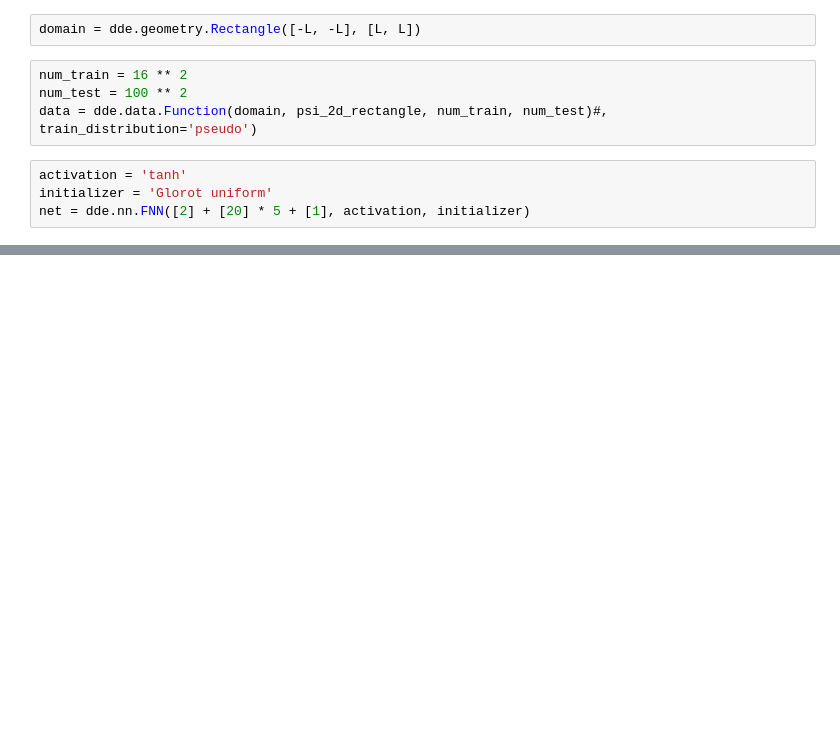
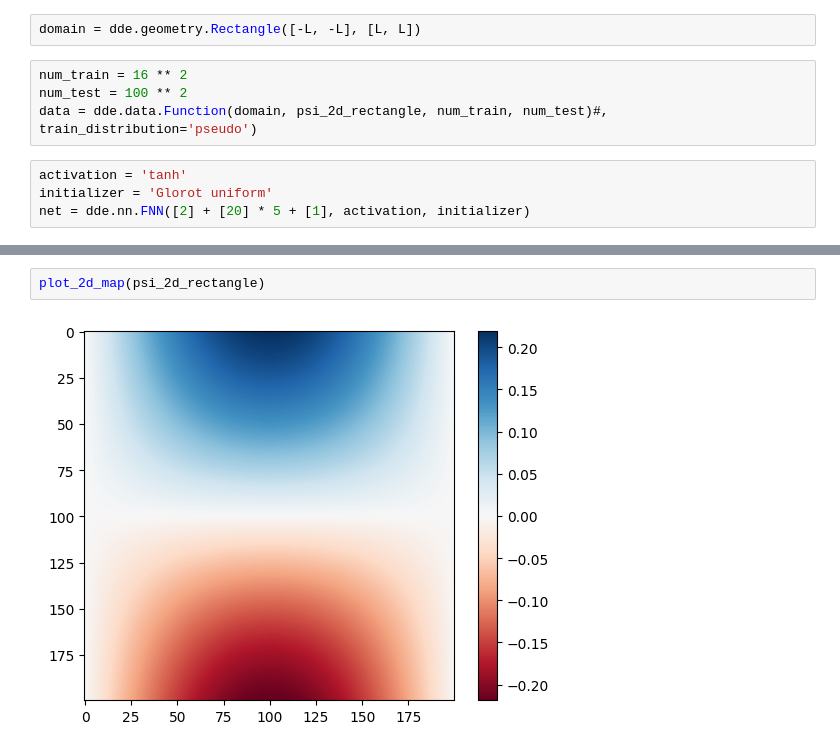
Before and after one commit to pwrobel5/quant-chem-pinns, a Jupyter notebook: harmonic-oscillator/2d/from-function.ipynb, the cells around one changed output, grey strips where cells are left out. Cells and saved outputs as stored; diff of their text form; blank space fills up the shorter version.

```diff
--- a/harmonic-oscillator/2d/from-function.ipynb
+++ b/harmonic-oscillator/2d/from-function.ipynb
@@ -135,0 +164,4 @@ plt.show()
+# %%
+plot_2d_map(psi_2d_rectangle)
+# %% [output]
+[figure, added]
```
Also changed, not shown: parts of 12 cells of this notebook.
